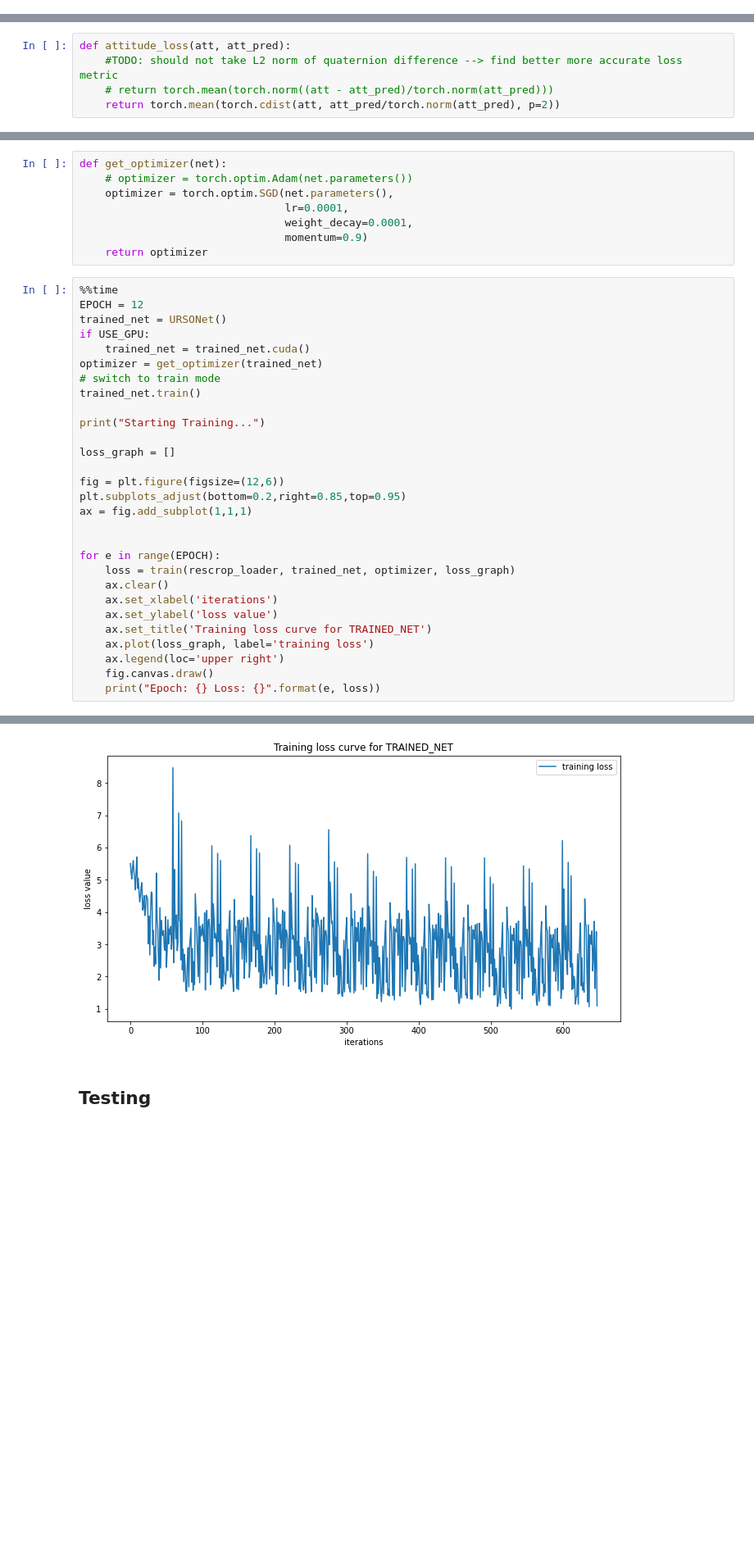
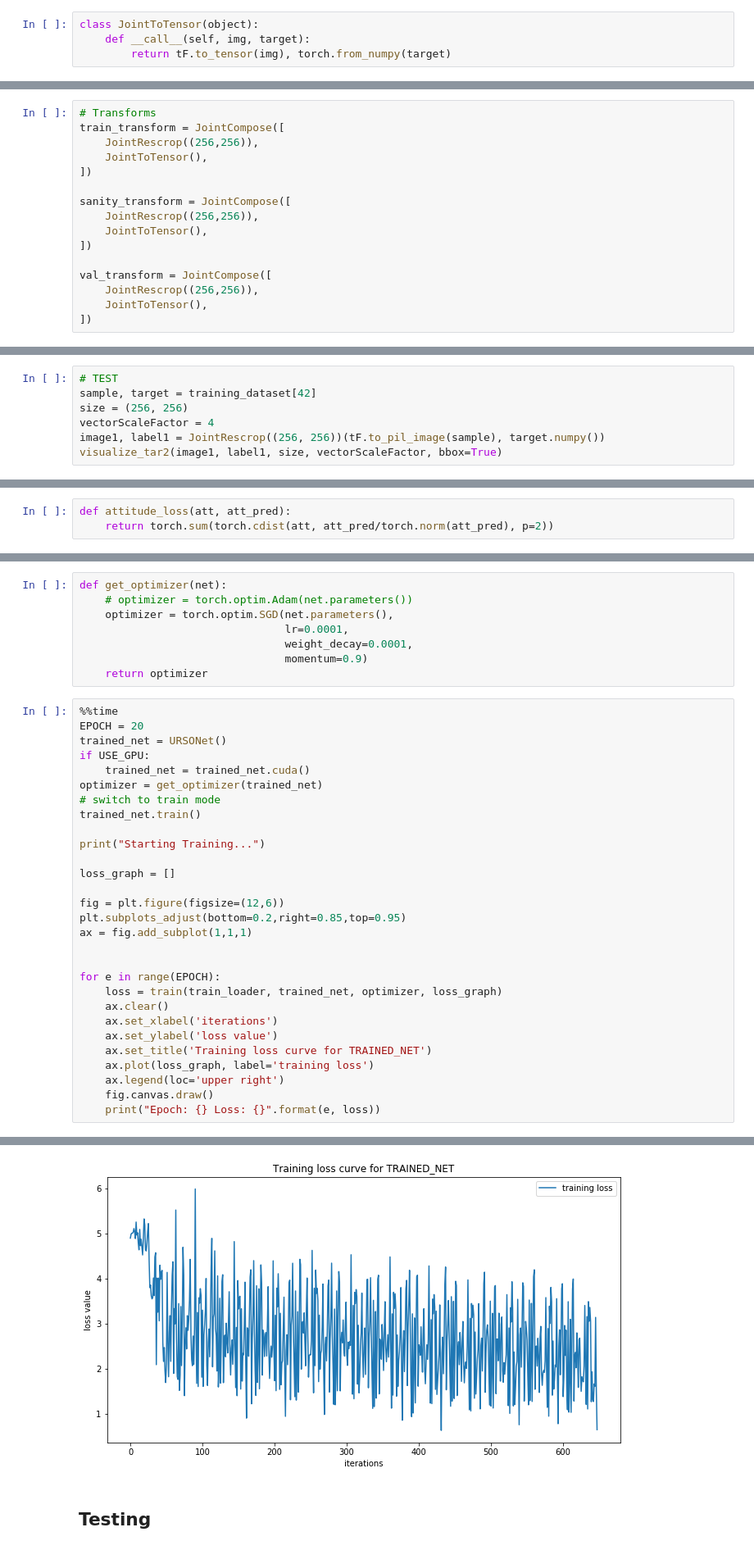
Before and after one commit to jazzalin/spacecraft-pose-estimation, a Jupyter notebook: model/model.ipynb, the cells around one changed output, grey strips where cells are left out. Shown at 82% size. Saved outputs shown, nothing was run; the diff lists cells and outputs as text; blank space fills up the shorter version.

```diff
--- a/model/model.ipynb
+++ b/model/model.ipynb
@@ -110,0 +88,4 @@ rescrop_transform = JointRescrop
+# %%
+class JointToTensor(object):
+    def __call__(self, img, target):
+        return tF.to_tensor(img), torch.from_numpy(target)
@@ -111,3 +113,19 @@ rescrop_transform = JointRescrop
+# %%
+# Transforms
+train_transform = JointCompose([
+    JointRescrop((256,256)),
+    JointToTensor(),
+])
+
+sanity_transform = JointCompose([
+    JointRescrop((256,256)),
+    JointToTensor(),
+])
+
+val_transform = JointCompose([
+    JointRescrop((256,256)),
+    JointToTensor(),
+])
 # %%
 # Datasets
 # NOTE: we don't have the labels for the test set, so we need to split the training set
@@ -143,0 +154,7 @@ rescrop_dataset = SpeedDataset(
+# %%
+# TEST
+sample, target = training_dataset[42]
+size = (256, 256)
+vectorScaleFactor = 4
+image1, label1 = JointRescrop((256, 256))(tF.to_pil_image(sample), target.numpy())
+visualize_tar2(image1, label1, size, vectorScaleFactor, bbox=True)
@@ -307,9 +321,7 @@ def translation_loss(t, t_pred):
     # return torch.cdist(t, t_pred, p=2)
 # %%
 def attitude_loss(att, att_pred):
-    #TODO: should not take L2 norm of quaternion difference --> find better more accurate loss metric
-    # return torch.mean(torch.norm((att - att_pred)/torch.norm(att_pred)))
-    return torch.mean(torch.cdist(att, att_pred/torch.norm(att_pred), p=2))
+    return torch.sum(torch.cdist(att, att_pred/torch.norm(att_pred), p=2))
 # %%
 def train(train_loader, net, optimizer, loss_graph):
     for i, data in enumerate(train_loader):
@@ -387,7 +399,7 @@ def get_optimizer(net):
     return optimizer
 # %%
 %%time
-EPOCH = 12
+EPOCH = 20
 trained_net = URSONet()
 if USE_GPU:
     trained_net = trained_net.cuda()
@@ -405,7 +417,7 @@ ax = fig.add_subplot(1,1,1)
 
 
 for e in range(EPOCH):
-    loss = train(rescrop_loader, trained_net, optimizer, loss_graph)
+    loss = train(train_loader, trained_net, optimizer, loss_graph)
     ax.clear()
     ax.set_xlabel('iterations')
     ax.set_ylabel('loss value')
@@ -433,4 +445,4 @@ Wall time: 1h 9min 32s
-[figure, old version]
+[figure, new version]
 # %% [markdown]
 ## Testing
 # %%
```
Also changed, not shown: parts of 15 cells of this notebook, 1 other file.
